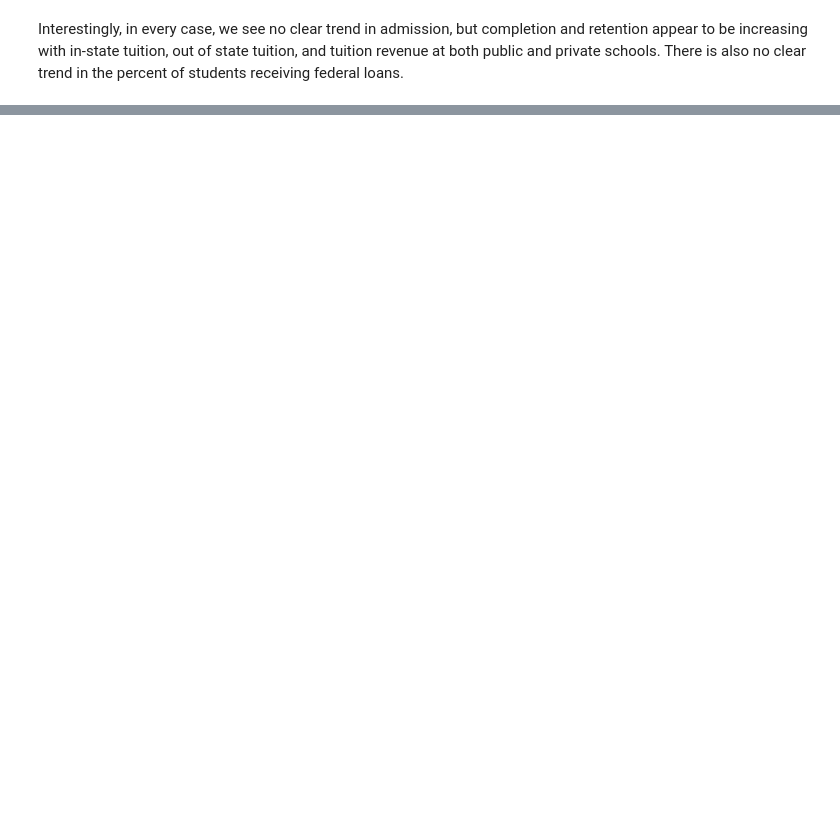
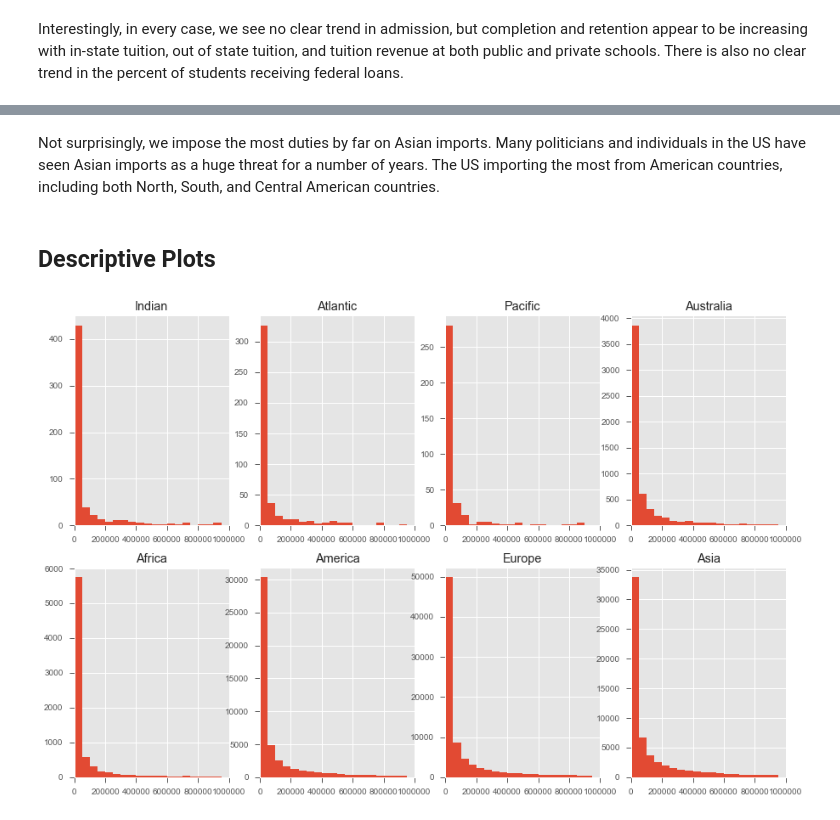
Before and after one commit to tseastmond/byu_econ_applied_machine_learning, a Jupyter notebook: homeworks/Homework_1.ipynb, the cells around one changed output, grey strips where cells are left out. Drawn from its saved outputs; the diff is of its cells as text; code cells hidden in the pictures; blank space fills up the shorter version.

```diff
--- a/homeworks/Homework_1.ipynb
+++ b/homeworks/Homework_1.ipynb
@@ -427,0 +494,3 @@ Interestingly, in every case, we see no clear trend in admission, but completion
+# %%
+trade = pd.read_stata('C:/Users/tanne/Downloads/imp06_con.dta')
+trade.head()
@@ -427,0 +768,8 @@ Interestingly, in every case, we see no clear trend in admission, but completion
+# %%
+new = pd.DataFrame(data_countries)
+new['region'] = data_areas
+
+new.columns = ['country','region']
+
+trade = trade.merge(new,how='inner',on='country')
+trade.head()
@@ -427,0 +786,3 @@ Interestingly, in every case, we see no clear trend in admission, but completion
+# %%
+trade = trade.loc[trade['region'] != '']
+trade.groupby(['region'])['gvalue','charge','duty'].mean().sort_values('duty')
@@ -427,0 +800,42 @@ Interestingly, in every case, we see no clear trend in admission, but completion
+# %% [markdown]
+Not surprisingly, we impose the most duties by far on Asian imports. Many politicians and individuals in the US have seen Asian imports as a huge threat for a number of years. The US importing the most from American countries, including both North, South, and Central American countries.
+# %% [markdown]
+## Descriptive Plots
+# %%
+fig, ax = plt.subplots(2,4, figsize=(15,10))
+
+bins = range(0,1000000,50000)
+
+ax[0,0].hist(trade['gvalue'].loc[trade['region'] == 'Indian'], bins=bins)
+ax[0,0].set_xlim([0,1e6])
+ax[0,0].title.set_text('Indian')
+
+ax[0,1].hist(trade['gvalue'].loc[trade['region'] == 'Atlantic'], bins=bins)
+ax[0,1].set_xlim([0,1e6])
+ax[0,1].title.set_text('Atlantic')
+
+ax[0,2].hist(trade['gvalue'].loc[trade['region'] == 'Pacific'], bins=bins)
+ax[0,2].set_xlim([0,1e6])
+ax[0,2].title.set_text('Pacific')
+
+ax[0,3].hist(trade['gvalue'].loc[trade['region'] == 'Australia'], bins=bins)
+ax[0,3].set_xlim([0,1e6])
+ax[0,3].title.set_text('Australia')
+
+ax[1,0].hist(trade['gvalue'].loc[trade['region'] == 'Africa'], bins=bins)
+ax[1,0].set_xlim([0,1e6])
+ax[1,0].title.set_text('Africa')
+
+ax[1,1].hist(trade['gvalue'].loc[trade['region'] == 'America'], bins=bins)
+ax[1,1].set_xlim([0,1e6])
+ax[1,1].title.set_text('America')
+
+ax[1,2].hist(trade['gvalue'].loc[trade['region'] == 'Europe'], bins=bins)
+ax[1,2].set_xlim([0,1e6])
+ax[1,2].title.set_text('Europe')
+
+ax[1,3].hist(trade['gvalue'].loc[trade['region'] == 'Asia'], bins=bins)
+ax[1,3].set_xlim([0,1e6])
+ax[1,3].title.set_text('Asia')
+# %% [output]
+[figure, added]
```
Also changed, not shown: parts of 31 cells of this notebook.
